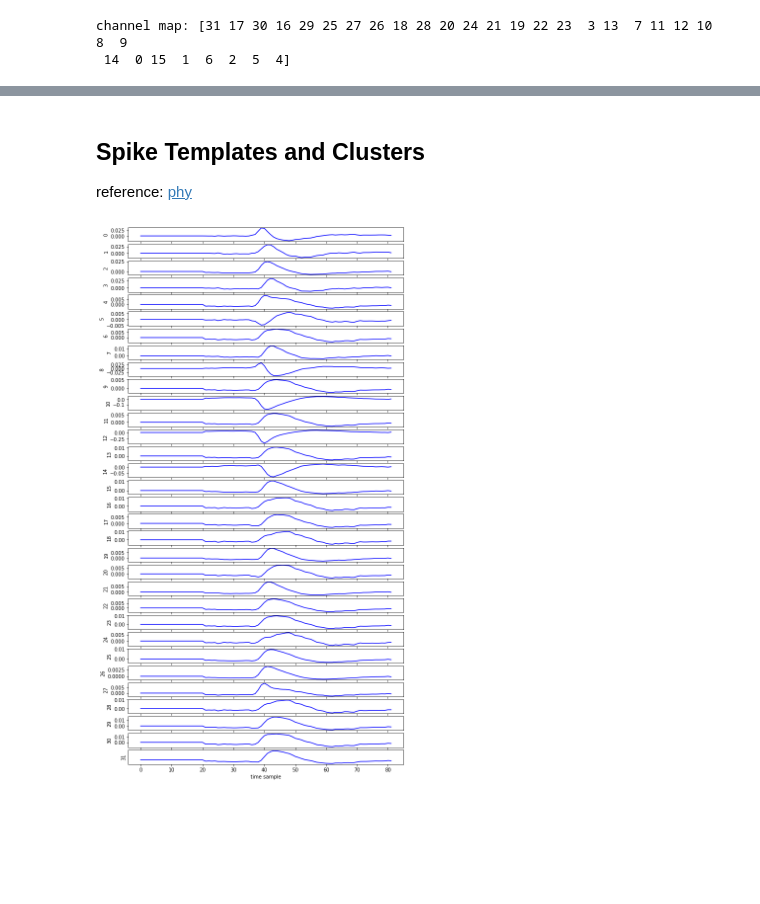
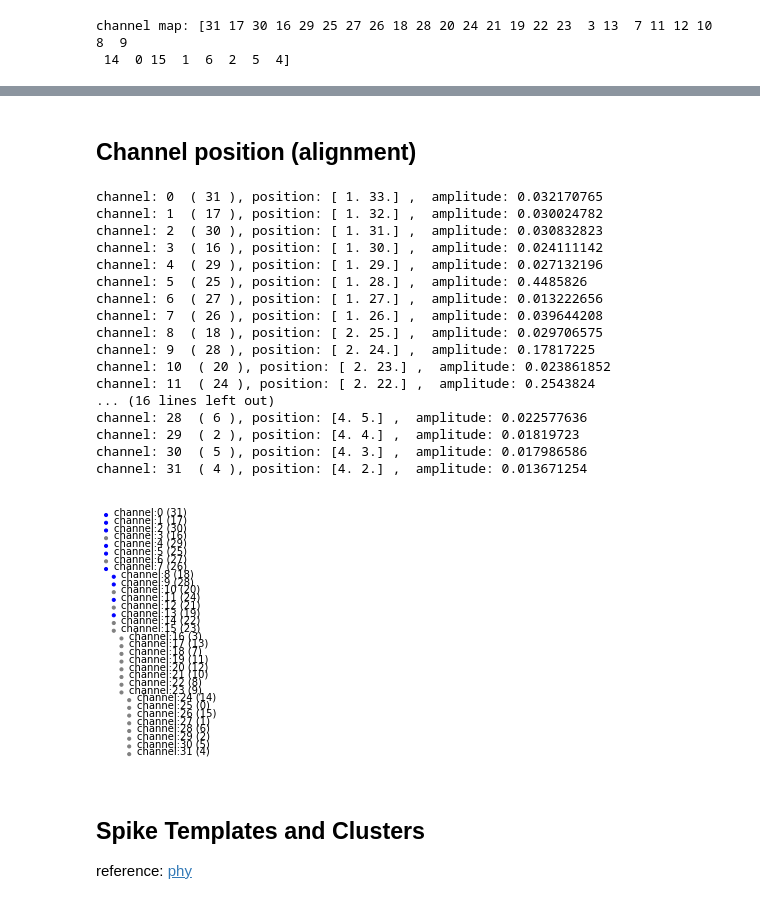
Before and after one commit to kevin-allen/spikeA, a Jupyter notebook: docs_notebooks/cluster_waveform_testing.ipynb, the cells around one changed output, grey strips where cells are left out. Drawn from its saved outputs; the diff is of its cells as text; code cells hidden in the pictures; blank space fills up the shorter version.

```diff
--- a/docs_notebooks/cluster_waveform_testing.ipynb
+++ b/docs_notebooks/cluster_waveform_testing.ipynb
@@ -238,20 +265,58 @@ plt.show()
+# %% [markdown]
+## Channel position (alignment)
+# %%
+import matplotlib.pyplot as plt
+
+fig, ax = plt.subplots() # note we must use plt.subplots, not plt.subplot
+
+cp = np.load(data_prefix + "channel_positions.npy")
+
+template_cluster = templates[cluster]
+amps = np.ptp(template_cluster,axis=0)
+
+
+for channel, position, amp in zip(range(n_channels), cp, amps):
+    print("channel:",channel," (",cm[channel],"), position:",position, ",  amplitude:",amp)
+
+    r=0.2
+    #r=amp*5.
+    #color = 'blue' if channel in channels else 'gray'
+    color = 'blue' if amp>.025 else 'gray'
+
+    circle = plt.Circle((position[0], position[1]), r, color=color)
+    ax.add_patch(circle)
+
+    plt.text(x=position[0]+1, y=position[1], s="channel:"+str(channel)+" ("+str(cm[channel])+")")
+
+
+ax.axis('off')
+ax.axis('scaled') #this line fits your images to screen
+
+#ax.autoscale(enable=True)
+plt.tight_layout()
+plt.show()
+# %% [output]
+channel: 0  ( 31 ), position: [ 1. 33.] ,  amplitude: 0.032170765
+channel: 1  ( 17 ), position: [ 1. 32.] ,  amplitude: 0.030024782
+channel: 2  ( 30 ), position: [ 1. 31.] ,  amplitude: 0.030832823
+channel: 3  ( 16 ), position: [ 1. 30.] ,  amplitude: 0.024111142
+channel: 4  ( 29 ), position: [ 1. 29.] ,  amplitude: 0.027132196
+channel: 5  ( 25 ), position: [ 1. 28.] ,  amplitude: 0.4485826
+channel: 6  ( 27 ), position: [ 1. 27.] ,  amplitude: 0.013222656
+channel: 7  ( 26 ), position: [ 1. 26.] ,  amplitude: 0.039644208
+channel: 8  ( 18 ), position: [ 2. 25.] ,  amplitude: 0.029706575
+channel: 9  ( 28 ), position: [ 2. 24.] ,  amplitude: 0.17817225
+channel: 10  ( 20 ), position: [ 2. 23.] ,  amplitude: 0.023861852
+channel: 11  ( 24 ), position: [ 2. 22.] ,  amplitude: 0.2543824
+... (16 lines left out)
+channel: 28  ( 6 ), position: [4. 5.] ,  amplitude: 0.022577636
+channel: 29  ( 2 ), position: [4. 4.] ,  amplitude: 0.01819723
+channel: 30  ( 5 ), position: [4. 3.] ,  amplitude: 0.017986586
+channel: 31  ( 4 ), position: [4. 2.] ,  amplitude: 0.013671254
+[figure, added]
 # %% [markdown]
 ## Spike Templates and Clusters
 reference: [phy](https://github.com/kwikteam/phy-contrib/blob/master/docs/template-gui.md#concepts)
-# %%
-# plot all channels
-channels = range(n_channels)
-
-fig, ax = plt.subplots(nrows=n_channels, sharex=True, figsize=(10,20))
-
-for i,channel in enumerate(channels):
-    ax[i].plot( template_cluster[:,channel] , label="channel: "+str(channel) , color="blue")
-    ax[i].set_ylabel(i)
-plt.xlabel("time sample")
-plt.yticks([])
-plt.show()
-# %% [output]
-[figure, removed]
 # %%
 # find the difference in templates & clusters after Phy post-processing
 
```
Also changed, not shown: parts of 10 cells of this notebook.
